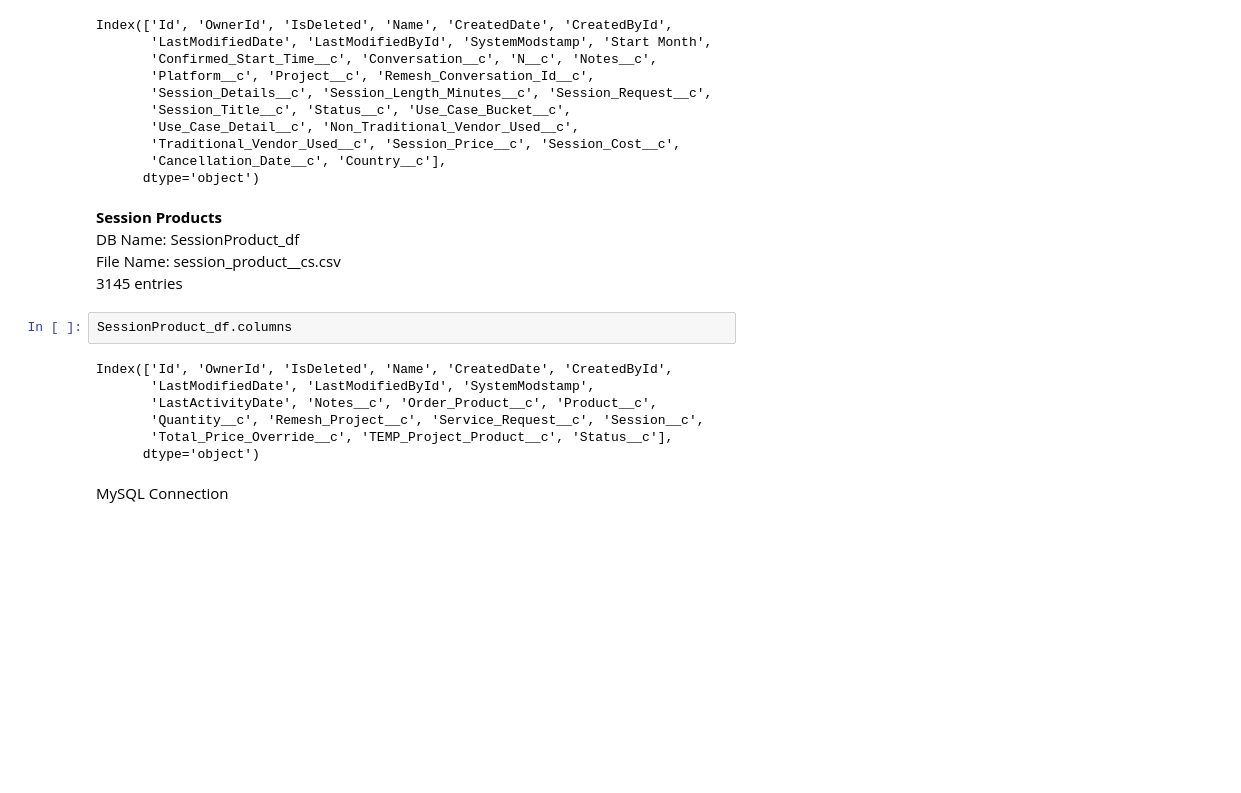
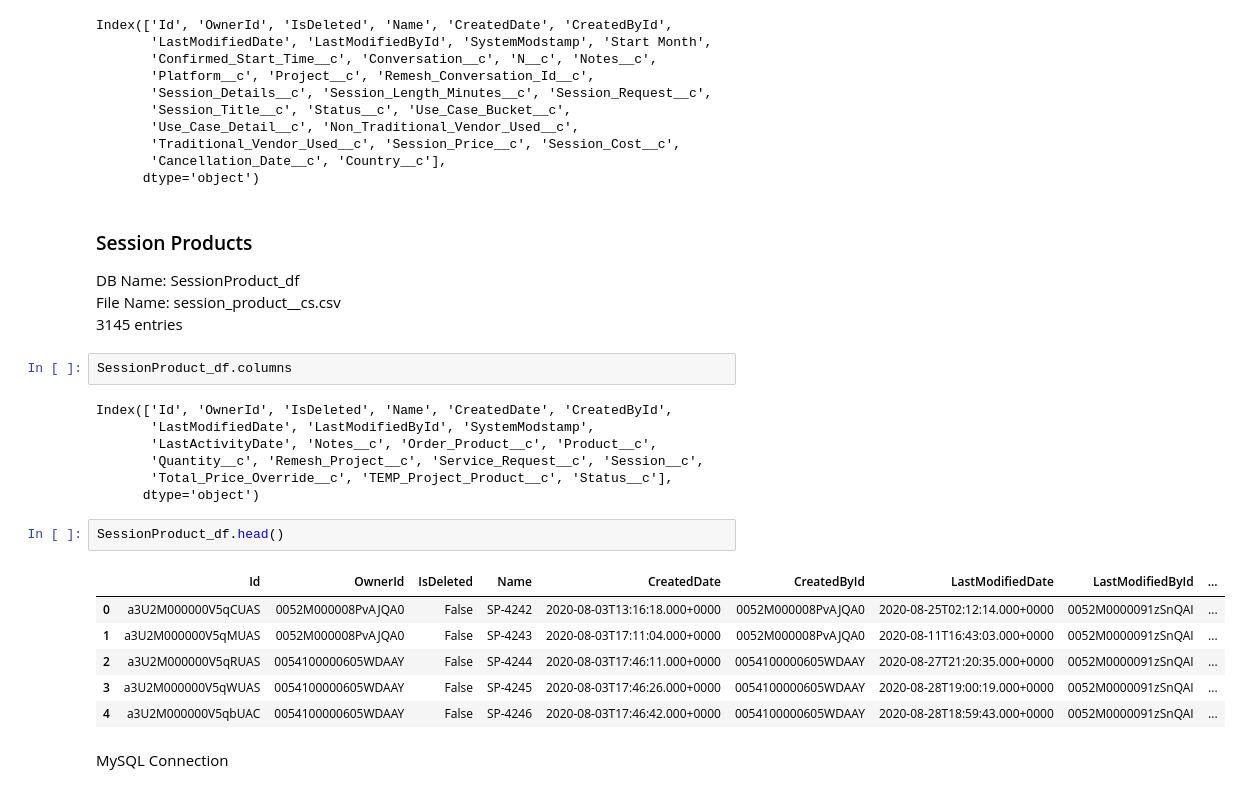
Before and after one commit to meaganlazer/Sales_Funnel, a Jupyter notebook: Binterview.ipynb, the cells around one changed output. Drawn from its saved outputs; the diff is of its cells as text; blank space fills up the shorter version.

```diff
--- a/Binterview.ipynb
+++ b/Binterview.ipynb
@@ -199,7 +201,7 @@ Index(['Id', 'OwnerId', 'IsDeleted', 'Name', 'CreatedDate', 'CreatedById',
        'Cancellation_Date__c', 'Country__c'],
       dtype='object')
 # %% [markdown]
-__Session Products__ <br />
+### Session Products <br />
 DB Name: SessionProduct_df <br />
 File Name: session_product__cs.csv <br />
 3145 entries <br />
@@ -212,6 +214,15 @@ Index(['Id', 'OwnerId', 'IsDeleted', 'Name', 'CreatedDate', 'CreatedById',
        'Quantity__c', 'Remesh_Project__c', 'Service_Request__c', 'Session__c',
        'Total_Price_Override__c', 'TEMP_Project_Product__c', 'Status__c'],
       dtype='object')
+# %%
+SessionProduct_df.head()
+# %% [output]
+|  | Id | OwnerId | IsDeleted | Name | CreatedDate | CreatedById | LastModifiedDate | LastModifiedById | ... |
+| 0 | a3U2M000000V5qCUAS | 0052M000008PvAJQA0 | False | SP-4242 | 2020-08-03T13:16:18.000+0000 | 0052M000008PvAJQA0 | 2020-08-25T02:12:14.000+0000 | 0052M0000091zSnQAI | ... |
+| 1 | a3U2M000000V5qMUAS | 0052M000008PvAJQA0 | False | SP-4243 | 2020-08-03T17:11:04.000+0000 | 0052M000008PvAJQA0 | 2020-08-11T16:43:03.000+0000 | 0052M0000091zSnQAI | ... |
+| 2 | a3U2M000000V5qRUAS | 0054100000605WDAAY | False | SP-4244 | 2020-08-03T17:46:11.000+0000 | 0054100000605WDAAY | 2020-08-27T21:20:35.000+0000 | 0052M0000091zSnQAI | ... |
+| 3 | a3U2M000000V5qWUAS | 0054100000605WDAAY | False | SP-4245 | 2020-08-03T17:46:26.000+0000 | 0054100000605WDAAY | 2020-08-28T19:00:19.000+0000 | 0052M0000091zSnQAI | ... |
+| 4 | a3U2M000000V5qbUAC | 0054100000605WDAAY | False | SP-4246 | 2020-08-03T17:46:42.000+0000 | 0054100000605WDAAY | 2020-08-28T18:59:43.000+0000 | 0052M0000091zSnQAI | ... |
 # %% [markdown]
 MySQL Connection
 # %%
```
Also changed, not shown: parts of 28 cells of this notebook.
